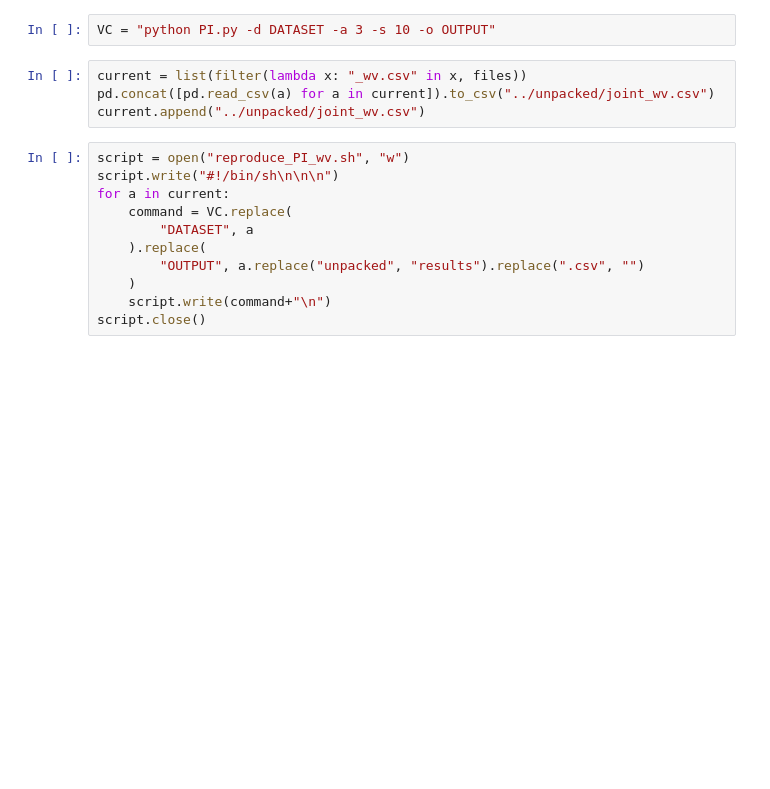
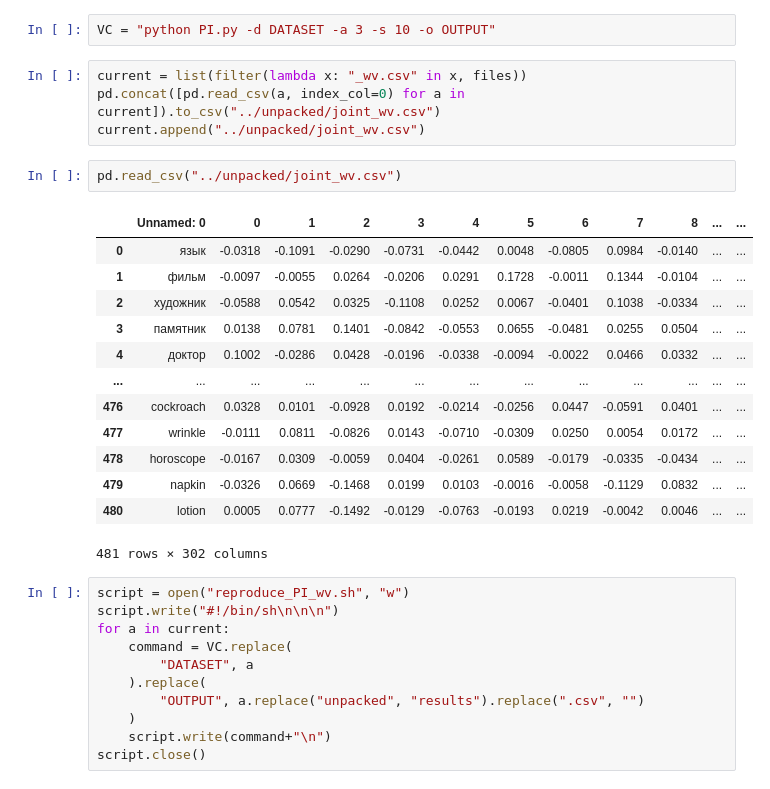
Before and after one commit to bakirillov/episodic-memory-ml, a Jupyter notebook: src/Reproduce.ipynb, the cells around one changed output. Drawn from its saved outputs; the diff is of its cells as text; blank space fills up the shorter version.

```diff
--- a/src/Reproduce.ipynb
+++ b/src/Reproduce.ipynb
@@ -80,8 +85,24 @@ files = [op.join("../unpacked/", b) for b in [a for a in os.walk("../unpacked/")
 VC = "python PI.py -d DATASET -a 3 -s 10 -o OUTPUT"
 # %%
 current = list(filter(lambda x: "_wv.csv" in x, files))
-pd.concat([pd.read_csv(a) for a in current]).to_csv("../unpacked/joint_wv.csv")
+pd.concat([pd.read_csv(a, index_col=0) for a in current]).to_csv("../unpacked/joint_wv.csv")
 current.append("../unpacked/joint_wv.csv")
+# %%
+pd.read_csv("../unpacked/joint_wv.csv")
+# %% [output]
+|  | Unnamed: 0 | 0 | 1 | 2 | 3 | 4 | 5 | 6 | 7 | 8 | ... | ... |
+| 0 | язык | -0.0318 | -0.1091 | -0.0290 | -0.0731 | -0.0442 | 0.0048 | -0.0805 | 0.0984 | -0.0140 | ... | ... |
+| 1 | фильм | -0.0097 | -0.0055 | 0.0264 | -0.0206 | 0.0291 | 0.1728 | -0.0011 | 0.1344 | -0.0104 | ... | ... |
+| 2 | художник | -0.0588 | 0.0542 | 0.0325 | -0.1108 | 0.0252 | 0.0067 | -0.0401 | 0.1038 | -0.0334 | ... | ... |
+| 3 | памятник | 0.0138 | 0.0781 | 0.1401 | -0.0842 | -0.0553 | 0.0655 | -0.0481 | 0.0255 | 0.0504 | ... | ... |
+| 4 | доктор | 0.1002 | -0.0286 | 0.0428 | -0.0196 | -0.0338 | -0.0094 | -0.0022 | 0.0466 | 0.0332 | ... | ... |
+| ... | ... | ... | ... | ... | ... | ... | ... | ... | ... | ... | ... | ... |
+| 476 | cockroach | 0.0328 | 0.0101 | -0.0928 | 0.0192 | -0.0214 | -0.0256 | 0.0447 | -0.0591 | 0.0401 | ... | ... |
+| 477 | wrinkle | -0.0111 | 0.0811 | -0.0826 | 0.0143 | -0.0710 | -0.0309 | 0.0250 | 0.0054 | 0.0172 | ... | ... |
+| 478 | horoscope | -0.0167 | 0.0309 | -0.0059 | 0.0404 | -0.0261 | 0.0589 | -0.0179 | -0.0335 | -0.0434 | ... | ... |
+| 479 | napkin | -0.0326 | 0.0669 | -0.1468 | 0.0199 | 0.0103 | -0.0016 | -0.0058 | -0.1129 | 0.0832 | ... | ... |
+| 480 | lotion | 0.0005 | 0.0777 | -0.1492 | -0.0129 | -0.0763 | -0.0193 | 0.0219 | -0.0042 | 0.0046 | ... | ... |
+481 rows × 302 columns
 # %%
 script = open("reproduce_PI_wv.sh", "w")
 script.write("#!/bin/sh\n\n\n")
```
Also changed, not shown: parts of 1 cell of this notebook, 10 other files.
